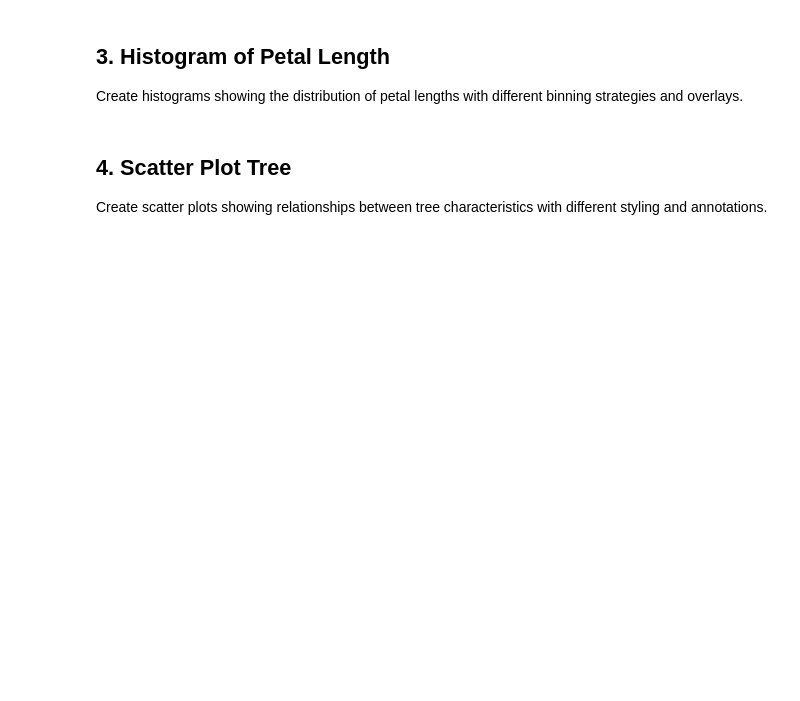
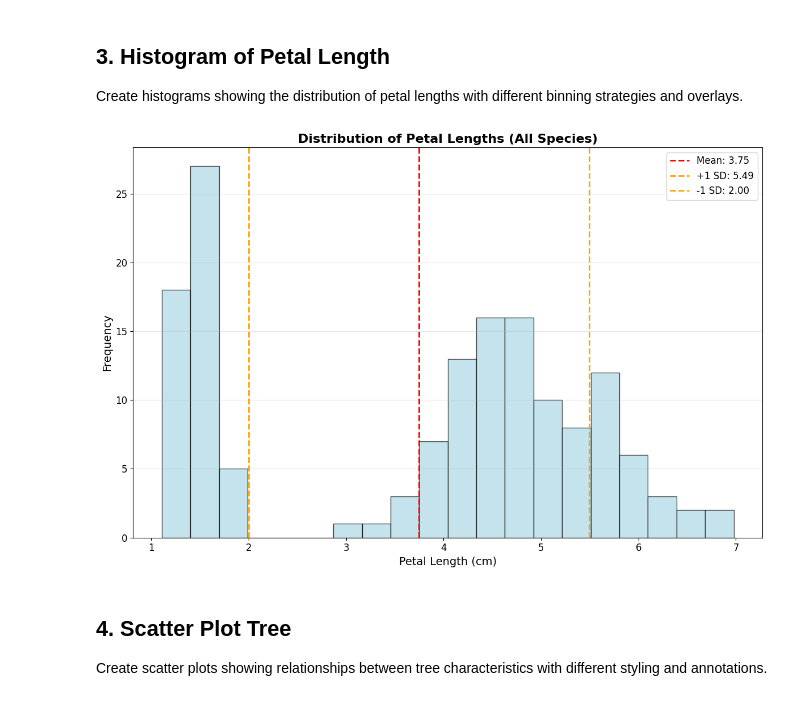
Before and after one commit to Pulkit-Shandilya/Python-Project, a Jupyter notebook: Python Files/Practice Files/ML file/matplotlib_questions.ipynb, the cells around one changed output. Cells and saved outputs as stored; diff of their text form; code cells hidden in the pictures; blank space fills up the shorter version.

```diff
--- a/Python Files/Practice Files/ML file/matplotlib_questions.ipynb
+++ b/Python Files/Practice Files/ML file/matplotlib_questions.ipynb
@@ -164,89 +88,34 @@ Create histograms showing the distribution of petal lengths with different binni
 # %%
 # Generate sample petal length data (simulating iris dataset)
 np.random.seed(42)
 
 # Three species with different distributions
 setosa_petal = np.random.normal(1.5, 0.2, 50)
 versicolor_petal = np.random.normal(4.3, 0.5, 50)
 virginica_petal = np.random.normal(5.5, 0.6, 50)
 
 all_petals = np.concatenate([setosa_petal, versicolor_petal, virginica_petal])
 
 # Basic histogram
 plt.figure(figsize=(12, 8))
 plt.hist(all_petals, bins=20, color='lightblue', edgecolor='black', alpha=0.7)
 plt.title('Distribution of Petal Lengths (All Species)', fontsize=16, fontweight='bold')
 plt.xlabel('Petal Length (cm)', fontsize=14)
 plt.ylabel('Frequency', fontsize=14)
 plt.grid(axis='y', alpha=0.3)
 
 # Add statistics
 mean_petal = np.mean(all_petals)
 std_petal = np.std(all_petals)
 plt.axvline(mean_petal, color='red', linestyle='--', linewidth=2, label=f'Mean: {mean_petal:.2f}')
 plt.axvline(mean_petal + std_petal, color='orange', linestyle='--', linewidth=2, label=f'+1 SD: {mean_petal + std_petal:.2f}')
 plt.axvline(mean_petal - std_petal, color='orange', linestyle='--', linewidth=2, label=f'-1 SD: {mean_petal - std_petal:.2f}')
 plt.legend()
 
 plt.tight_layout()
 plt.show()
-
-# Overlapping histograms for different species
-plt.figure(figsize=(12, 8))
-plt.hist(setosa_petal, bins=15, alpha=0.7, label='Setosa', color='red', edgecolor='black')
-plt.hist(versicolor_petal, bins=15, alpha=0.7, label='Versicolor', color='green', edgecolor='black')
-plt.hist(virginica_petal, bins=15, alpha=0.7, label='Virginica', color='blue', edgecolor='black')
-
-plt.title('Petal Length Distribution by Species', fontsize=16, fontweight='bold')
-plt.xlabel('Petal Length (cm)', fontsize=14)
-plt.ylabel('Frequency', fontsize=14)
-plt.legend()
-plt.grid(axis='y', alpha=0.3)
-
-plt.tight_layout()
-plt.show()
-
-# Subplots for each species
-fig, axes = plt.subplots(1, 3, figsize=(15, 5))
-species_data = [setosa_petal, versicolor_petal, virginica_petal]
-species_names = ['Setosa', 'Versicolor', 'Virginica']
-colors = ['red', 'green', 'blue']
-
-for i, (data, name, color) in enumerate(zip(species_data, species_names, colors)):
-    axes[i].hist(data, bins=10, color=color, alpha=0.7, edgecolor='black')
-    axes[i].set_title(f'{name} Petal Length', fontweight='bold')
-    axes[i].set_xlabel('Petal Length (cm)')
-    axes[i].set_ylabel('Frequency')
-    axes[i].grid(axis='y', alpha=0.3)
-
-    # Add mean line
-    mean_val = np.mean(data)
-    axes[i].axvline(mean_val, color='black', linestyle='--', linewidth=2)
-    axes[i].text(mean_val, axes[i].get_ylim()[1]*0.8, f'μ={mean_val:.2f}',
-                rotation=90, ha='center', fontweight='bold')
-
-plt.tight_layout()
-plt.show()
-
-# Density histogram with normal curve overlay
-plt.figure(figsize=(10, 6))
-n, bins, patches = plt.hist(all_petals, bins=25, density=True, alpha=0.7,
-                           color='lightgreen', edgecolor='black')
-
-# Overlay normal distribution curve
-x = np.linspace(all_petals.min(), all_petals.max(), 100)
-y = ((1/(std_petal * np.sqrt(2 * np.pi))) *
-     np.exp(-0.5 * ((x - mean_petal) / std_petal) ** 2))
-plt.plot(x, y, 'r-', linewidth=2, label='Normal Distribution Curve')
-
-plt.title('Petal Length Distribution with Normal Curve Overlay', fontsize=16, fontweight='bold')
-plt.xlabel('Petal Length (cm)', fontsize=14)
-plt.ylabel('Density', fontsize=14)
-plt.legend()
-plt.grid(axis='y', alpha=0.3)
-
-plt.tight_layout()
-plt.show()
+# %% [output]
+[figure, added]
 # %% [markdown]
 ## 4. Scatter Plot Tree
 
```
Also changed, not shown: parts of 5 cells of this notebook, 5 other files.
